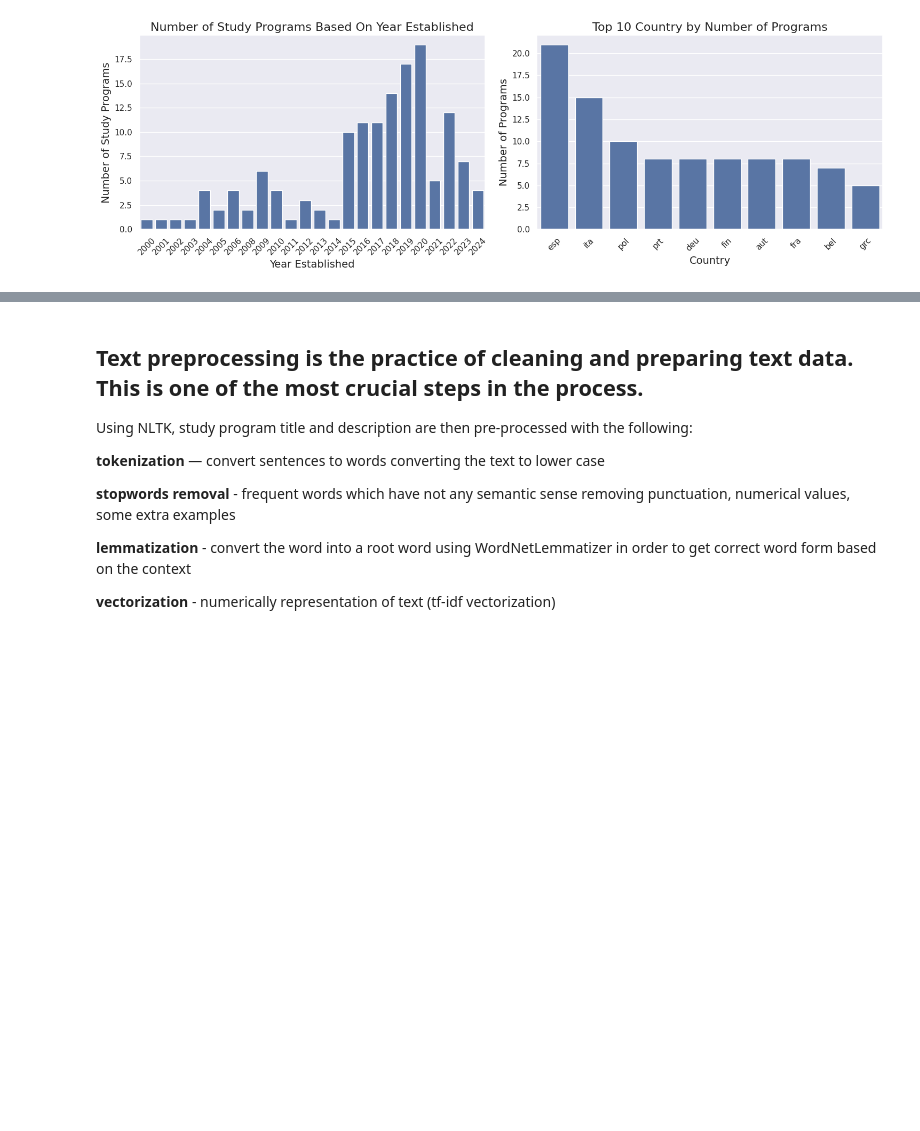
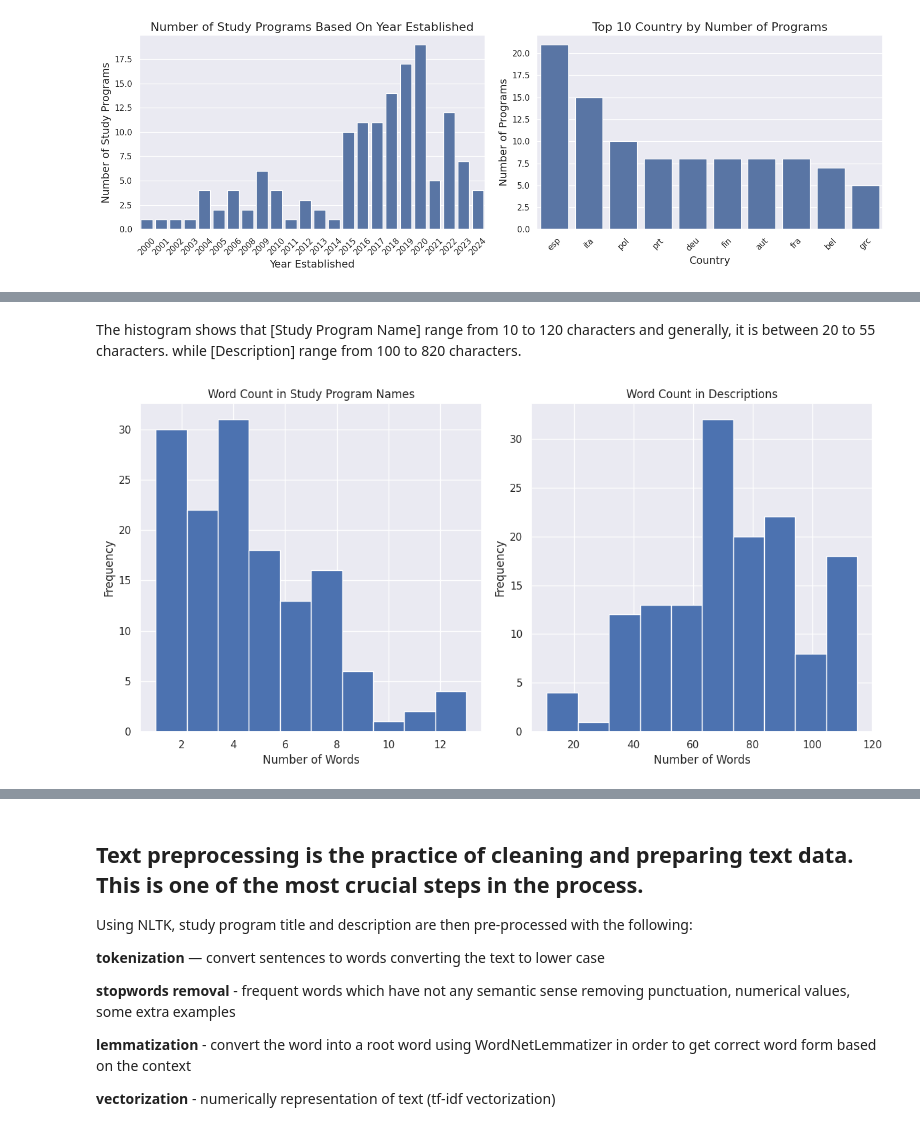
Before and after one commit to enzeeeh/ds-project, a Jupyter notebook: ds-lab1/Text_Mining_Analysis_DS_LAB1_Topic.ipynb, the cells around one changed output, grey strips where cells are left out. Saved outputs shown, nothing was run; the diff lists cells and outputs as text; code cells hidden in the pictures; blank space fills up the shorter version.

```diff
--- a/ds-lab1/Text_Mining_Analysis_DS_LAB1_Topic.ipynb
+++ b/ds-lab1/Text_Mining_Analysis_DS_LAB1_Topic.ipynb
@@ -195,0 +159,18 @@ plt.show()
+# %% [markdown]
+The histogram shows that [Study Program Name] range from 10 to 120 characters and generally, it is between 20 to 55 characters. while [Description] range from 100 to 820 characters.
+# %%
+def plot_word_number_histogram(text, ax):
+    text.str.split().map(lambda x: len(x)).hist(ax=ax)
+    ax.set_title('Histogram of Word Counts')
+    ax.set_xlabel('Number of Words')
+    ax.set_ylabel('Frequency')
+
+fig, axes = plt.subplots(nrows=1, ncols=2, figsize=(12, 6))
+plot_word_number_histogram(df1['study_program_name'], axes[0])
+axes[0].set_title('Word Count in Study Program Names')
+plot_word_number_histogram(df1['description'], axes[1])
+axes[1].set_title('Word Count in Descriptions')
+plt.tight_layout()
+plt.show()
+# %% [output]
+[figure, added]
```
Also changed, not shown: parts of 122 cells of this notebook.
